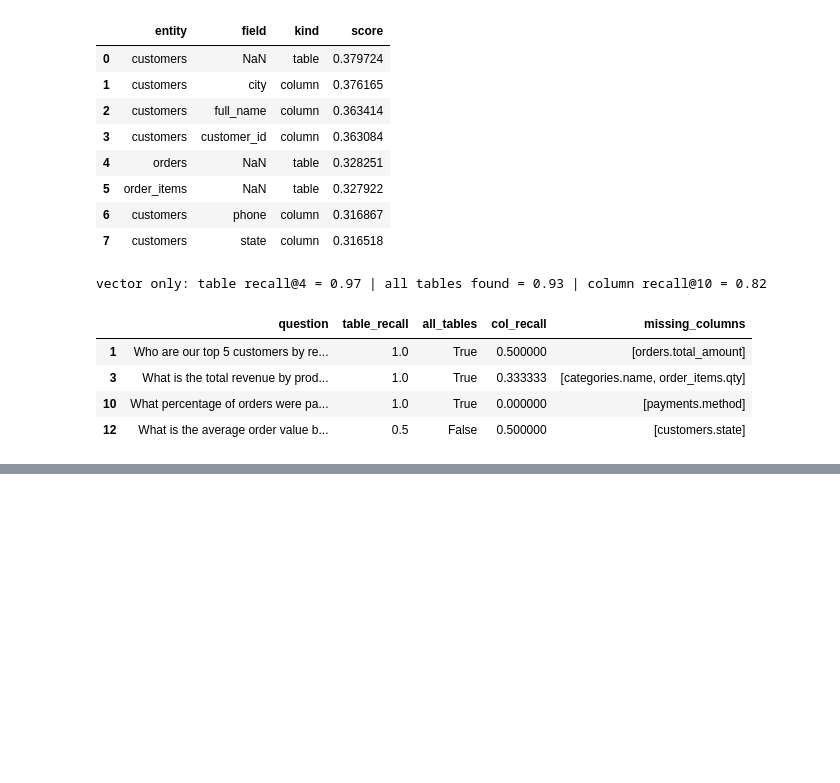
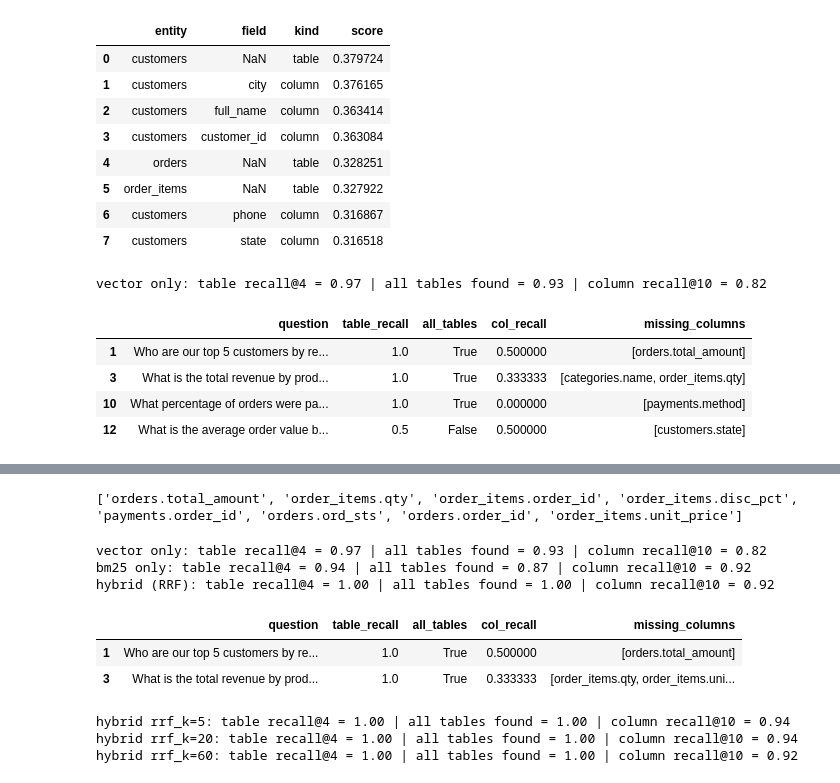
Before and after one commit to PrashantAghara/askdata, a Jupyter notebook: backend/notebooks/agents.ipynb, the cells around one changed output, grey strips where cells are left out. Saved outputs shown, nothing was run; the diff lists cells and outputs as text; code cells hidden in the pictures; blank space fills up the shorter version.

```diff
--- a/backend/notebooks/agents.ipynb
+++ b/backend/notebooks/agents.ipynb
@@ -936,0 +1043,69 @@ vector only: table recall@4 = 0.97 | all tables found = 0.93 | column recall@10
+# %%
+def _key(entity, field):
+    return (entity, None if pd.isna(field) else field)
+
+
+def rrf_fuse(
+    rankings: list[list[tuple]], k: int = 60, weights: list[float] | None = None
+) -> list[tuple]:
+    """Reciprocal Rank Fusion: each list votes 1/(k + rank) for every item it contains."""
+    scores = defaultdict(float)
+    for w, ranking in zip(weights or [1.0] * len(rankings), rankings):
+        for rank, key in enumerate(ranking, start=1):
+            scores[key] += w / (k + rank)
+    return sorted(scores, key=scores.get, reverse=True)
+
+
+def _to_result(keys: list[tuple]) -> dict:
+    tables = list(dict.fromkeys(e for e, _ in keys))
+    columns = [f"{e}.{f}" for e, f in keys if f]
+    return {"tables": tables, "columns": columns}
+
+
+def bm25_retriever(question: str, k: int = 20) -> dict:
+    b = bm25_index.search(question, k=k)
+    return _to_result([_key(e, f) for e, f in zip(b.entity, b.field)])
+
+
+def hybrid_retriever(question: str, k: int = 20, rrf_k: int = 60) -> dict:
+    v = search_vector(question, k=k)
+    b = bm25_index.search(question, k=k)
+    fused = rrf_fuse(
+        [
+            [_key(e, f) for e, f in zip(v.entity, v.field)],
+            [_key(e, f) for e, f in zip(b.entity, b.field)],
+        ],
+        k=rrf_k,
+    )
+    return _to_result(fused)
+
+
+print(hybrid_retriever("What is the average order value by state?")["columns"][:8])
+# %% [output]
+['orders.total_amount', 'order_items.qty', 'order_items.order_id', 'order_items.disc_pct', 'payments.order_id', 'orders.ord_sts', 'orders.order_id', 'order_items.unit_price']
+# %%
+res = {}
+for label, fn in [
+    ("vector only", vector_retriever),
+    ("bm25 only", bm25_retriever),
+    ("hybrid (RRF)", hybrid_retriever),
+]:
+    res[label] = evaluate_retriever(fn, label)
+
+hy = res["hybrid (RRF)"]
+pd.set_option("display.max_colwidth", 70)
+display(hy[(~hy.all_tables) | (hy.col_recall < 1)])
+# %% [output]
+vector only: table recall@4 = 0.97 | all tables found = 0.93 | column recall@10 = 0.82
+bm25 only: table recall@4 = 0.94 | all tables found = 0.87 | column recall@10 = 0.92
+hybrid (RRF): table recall@4 = 1.00 | all tables found = 1.00 | column recall@10 = 0.92
+|  | question | table_recall | all_tables | col_recall | missing_columns |
+| 1 | Who are our top 5 customers by re... | 1.0 | True | 0.500000 | [orders.total_amount] |
+| 3 | What is the total revenue by prod... | 1.0 | True | 0.333333 | [order_items.qty, order_items.uni... |
+# %%
+for rk in (5, 20, 60):
+    evaluate_retriever(lambda q, rk=rk: hybrid_retriever(q, rrf_k=rk), f"hybrid rrf_k={rk}")
+# %% [output]
+hybrid rrf_k=5: table recall@4 = 1.00 | all tables found = 1.00 | column recall@10 = 0.94
+hybrid rrf_k=20: table recall@4 = 1.00 | all tables found = 1.00 | column recall@10 = 0.94
+hybrid rrf_k=60: table recall@4 = 1.00 | all tables found = 1.00 | column recall@10 = 0.92
```
Also changed, not shown: parts of 4 cells of this notebook, 2 other files.
